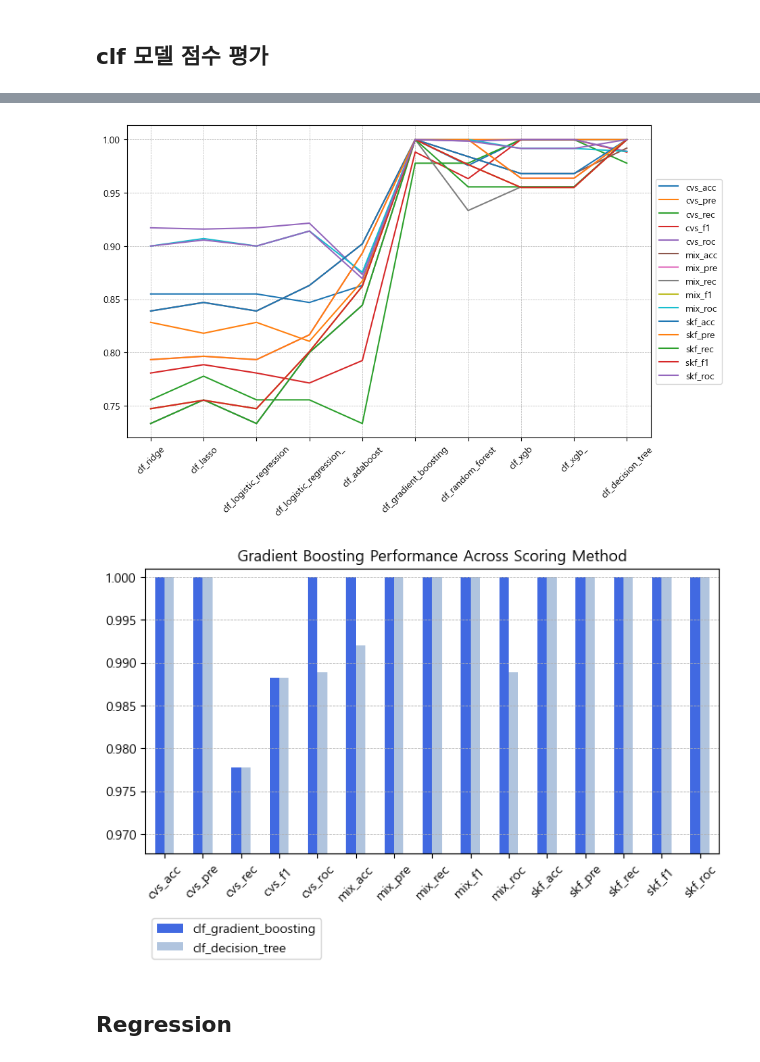
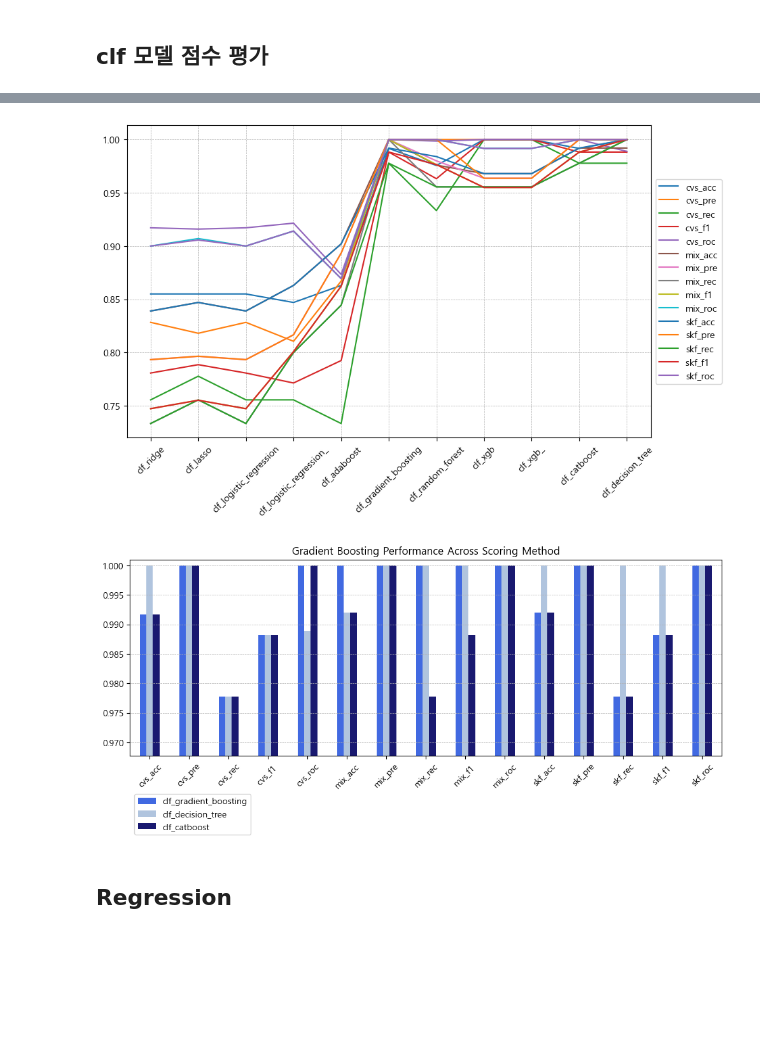
Before and after one commit to miny-genie/RTC-mariokart-8-AI, a Jupyter notebook: 3_select_model.ipynb, the cells around one changed output, grey strips where cells are left out. Cells and saved outputs as stored; diff of their text form; code cells hidden in the pictures; blank space fills up the shorter version.

```diff
--- a/3_select_model.ipynb
+++ b/3_select_model.ipynb
@@ -314,12 +369,23 @@ k = 5
 
 for model_name, model in tqdm(clf_model_dict.items()):
     model, X_train, X_test, y_train, y_test = fit_model(model, X, Y)
-    scores1, scores2, scores3 = clf_cross_validation(
-        model,
-        X_test,
-        y_test,
-        k
-    )
+
+    # is CatBoostClassifier
+    if model_name == "clf_catboost":
+        scores1, scores2, scores3 = clf_catboost_cross_validation(
+            model,
+            X_test,
+            y_test.astype(str),
+            k
+        )
+
+    else:
+        scores1, scores2, scores3 = clf_cross_validation(
+            model,
+            X_test,
+            y_test,
+            k
+        )
 
     # print_clf_score(model, scores1, scores2, scores3)
     values = (
@@ -371,30 +437,35 @@ plt.grid(True, linestyle='--', linewidth=0.5, axis='y')
 df_clf_scores.set_index('name').T.plot(
     figsize = (10, 6),
     rot = 45
-).set_xticks(range(10), df_clf_scores.set_index('name').T.index)
+).set_xticks(range(11), df_clf_scores.set_index('name').T.index)
 
 plt.legend(loc='center left', bbox_to_anchor=(1, 0.5))
 plt.grid(True, linestyle='--', linewidth=0.5, axis='x')
 plt.grid(True, linestyle='--', linewidth=0.5, axis='y')
 # %% [output]
-[figure, old version]
+[figure, new version]
 # %%
-df_tmp = df_clf_scores[["clf_gradient_boosting", "clf_decision_tree", "name"]]
+df_tmp = df_clf_scores[[
+    "clf_gradient_boosting",
+    "clf_decision_tree",
+    "clf_catboost",
+    "name"
+]]
 
 df_tmp.set_index('name').plot.bar(
-    figsize = (8, 4),
+    figsize = (12, 4),
     title= f"Gradient Boosting Performance Across Scoring Method",
-    color = ['royalblue', 'lightsteelblue'],
+    color = ['royalblue', 'lightsteelblue', 'midnightblue', ],
     xlabel = "",
     ylabel = "",
     ylim = [min(df_tmp["clf_gradient_boosting"])-0.01, max(df_tmp["clf_gradient_boosting"])+0.001],
     rot = 45
 )
 
 plt.legend(loc='center left', bbox_to_anchor=(0, -0.3))
 plt.grid(True, linestyle='--', linewidth=0.5, axis='y')
 # %% [output]
-[figure, old version]
+[figure, new version]
 # %% [markdown]
 ## Regression
 # %%
```
Also changed, not shown: parts of 19 cells of this notebook.
